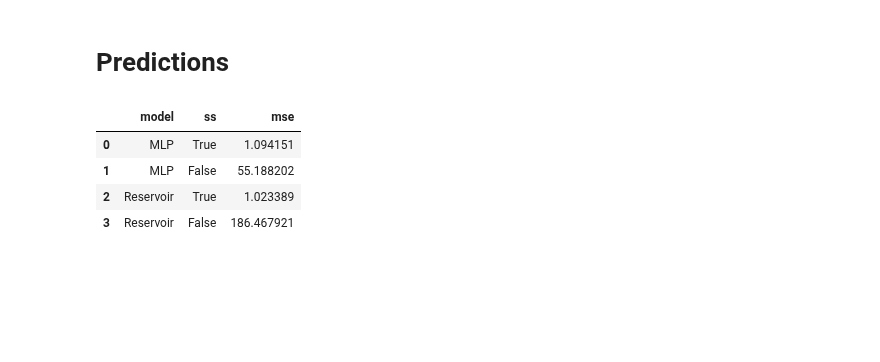
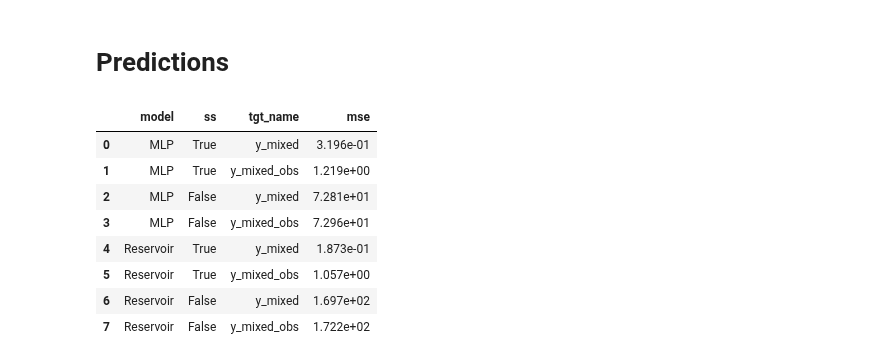
Before and after one commit to FrankwaP/subSISTM, a Jupyter notebook: models/mixedML/mixed_ml/main.ipynb, the cells around one changed output. Drawn from its saved outputs; the diff is of its cells as text; code cells hidden in the pictures; blank space fills up the shorter version.

```diff
--- a/models/mixedML/mixed_ml/main.ipynb
+++ b/models/mixedML/mixed_ml/main.ipynb
@@ -73,6 +88,8 @@ mixedML step #12: 3.130021e-03
 # %%
-results_rpy = mixed_ml_rpy.fit(data_train_scaled,
-                               n_iter_improve=2,
-                               min_ratio_improve=0.01,
-                               fixed_model_options={'warmup': 5})
+results_rpy = mixed_ml_rpy.fit(
+    data_train_scaled,
+    n_iter_improve=2,
+    min_ratio_improve=0.01,
+    fixed_model_options={"warmup": N_WARMUPS},
+)
 # %% [output]
@@ -111,20 +128,37 @@ Text(0, 0.5, 'Model residuals (on scaled values)')
 # %% [markdown]
 # Predictions
+# %%
+def get_predictions(mixed_ml_mlp, mixed_ml_rpy):
+    lres = []
+    for name, model in {"MLP": mixed_ml_mlp, "Reservoir": mixed_ml_rpy}.items():
+        for subspec in [True, False]:
+            for tgt_name in Y_LABELS_PRED:
+                y_pred_scaled = model.predict(
+                    data_test_scaled, use_subject_specific=subspec
+                )
+                y_pred_scaled = y_pred_scaled.reshape((len(y_pred_scaled), 1))
+                y_pred = scaler_y.inverse_transform(y_pred_scaled)
+                lres.append(
+                    {
+                        "model": name,
+                        "ss": subspec,
+                        "tgt_name": tgt_name,
+                        "mse": mse(
+                            remove_warmup_1D(data_test[tgt_name], N_WARMUPS),
+                            remove_warmup_1D(y_pred, N_WARMUPS),
+                        ),
+                    }
+                )
+    return DataFrame(lres)
 # %%
-lres = []
-for name, model in {'MLP': mixed_ml_mlp, 'Reservoir': mixed_ml_rpy}.items():
-    for subspec in [True, False]:
-        y_pred_scaled = model.predict(data_test_scaled,
-                                      use_subject_specific=subspec)
-        y_pred_scaled = y_pred_scaled.reshape((len(y_pred_scaled), 1))
-        y_pred = scaler_y.inverse_transform(y_pred_scaled)
-        lres.append({"model": name, "ss": subspec, "mse": mse(data_test[Y_LABEL], y_pred)})
-
-dfres = DataFrame(lres)
-dfres
+get_predictions(mixed_ml_mlp, mixed_ml_rpy)
 # %% [output]
-|  | model | ss | mse |
-| 0 | MLP | True | 1.094151 |
-| 1 | MLP | False | 55.188202 |
-| 2 | Reservoir | True | 1.023389 |
-| 3 | Reservoir | False | 186.467921 |
+|  | model | ss | tgt_name | mse |
+| 0 | MLP | True | y_mixed | 3.196e-01 |
+| 1 | MLP | True | y_mixed_obs | 1.219e+00 |
+| 2 | MLP | False | y_mixed | 7.281e+01 |
+| 3 | MLP | False | y_mixed_obs | 7.296e+01 |
+| 4 | Reservoir | True | y_mixed | 1.873e-01 |
+| 5 | Reservoir | True | y_mixed_obs | 1.057e+00 |
+| 6 | Reservoir | False | y_mixed | 1.697e+02 |
+| 7 | Reservoir | False | y_mixed_obs | 1.722e+02 |
```
Also changed, not shown: parts of 13 cells of this notebook, 8 other files.
